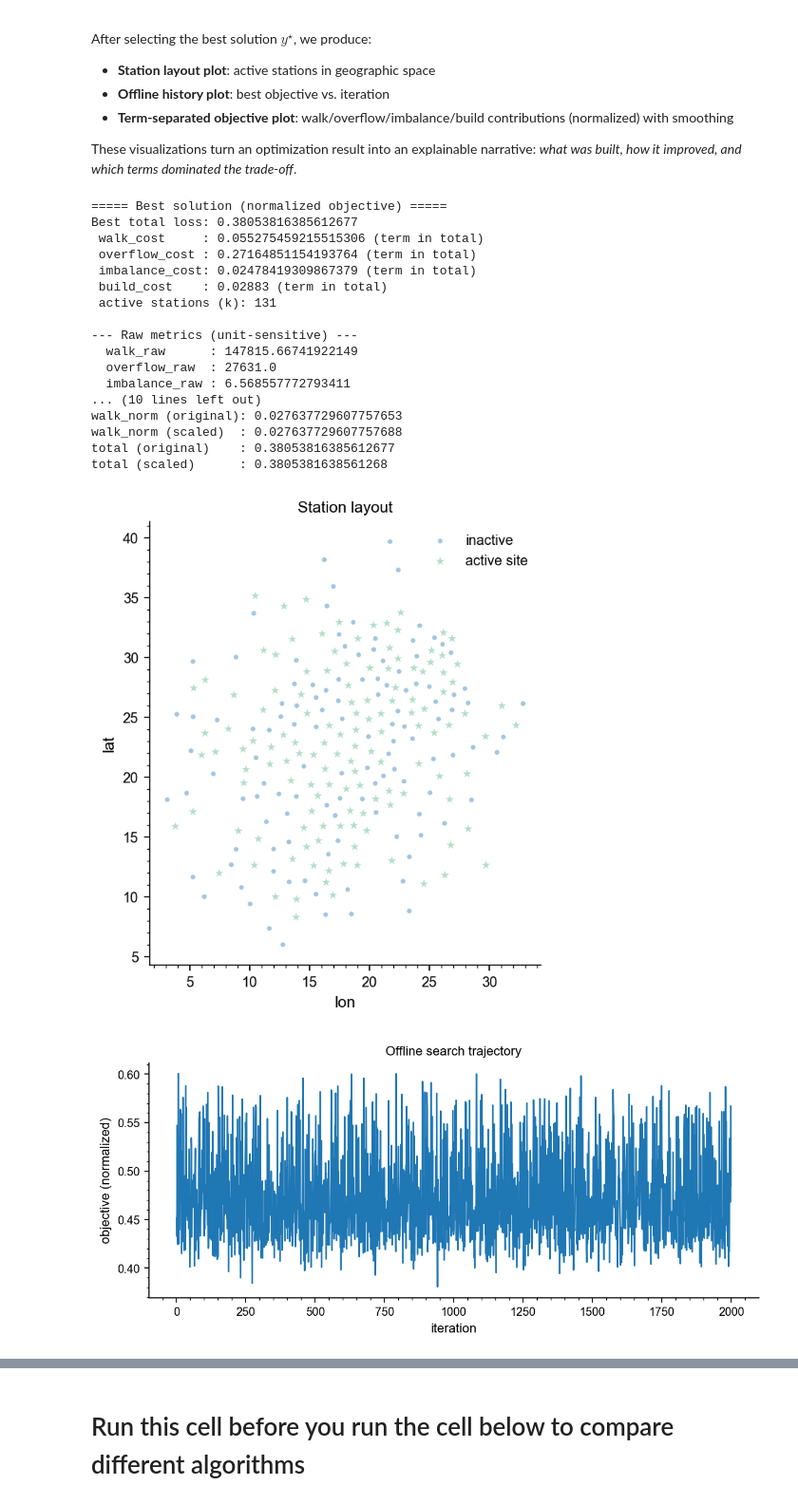
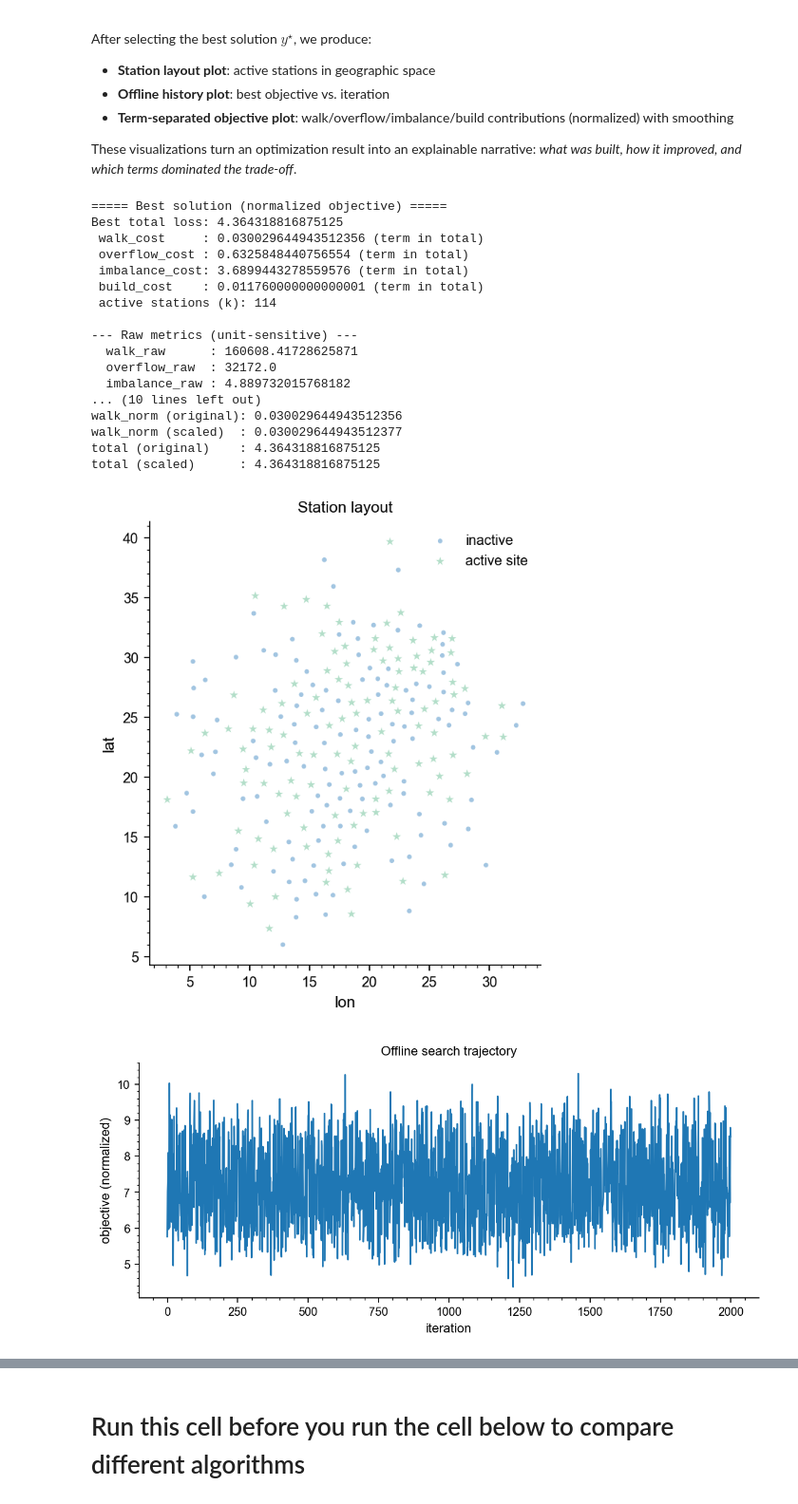
Before and after one commit to GuoZN-1023/ComputerThinkingProject, a Jupyter notebook: 02_offline_optimization.ipynb, the cells around one changed output, grey strips where cells are left out. Shown at 95% size. Drawn from its saved outputs; the diff is of its cells as text; code cells hidden in the pictures.

```diff
--- a/02_offline_optimization.ipynb
+++ b/02_offline_optimization.ipynb
@@ -181,12 +181,12 @@ n_samples = int(SAMPLES_FACTOR * J_COUNT)
 # 3) 权重（建议先都用 O(1)）
 #    normalize_terms=True 后，各项变成“无量纲/同量级”，再调权重更稳
 # =========================
-alpha_walk = 2.0
-lam_over = 1.0
-mu_imb = 0.5
+alpha_walk = 1.0
+lam_over = 2.0
+mu_imb = 100
 
 # 建站惩罚强度：越大越不鼓励“开很多站点”
-eta_build = 0.3
+eta_build = 0.6
 
 # 站点惩罚形状：
 #  - station_penalty_power > 1 会“凸增/下凸”（站点越多，边际惩罚越大）
@@ -243,44 +243,44 @@ m1 = evaluate_solution(
     dist_scale=None,  # 让它随输入 Dist 自动取尺度
 )
 m2 = evaluate_solution(
     D, Dist * 1000.0, cap, best["y"],
     alpha_walk=alpha_walk, lam_over=lam_over, mu_imb=mu_imb, eta_build=eta_build,
     normalize_terms=True,
     station_penalty_mode=station_penalty_mode,
     station_penalty_power=station_penalty_power,
     budget_min=budget_min, budget_max=budget_max,
     dist_scale=None,
 )
 
 print("\n===== Unit scaling check (Dist * 1000) =====")
 print("walk_norm (original):", m1["walk_norm"])
 print("walk_norm (scaled)  :", m2["walk_norm"])
 print("total (original)    :", m1["total"])
 print("total (scaled)      :", m2["total"])
 
 # =========================
 # 5) 可视化
 # =========================
 plot_station_layout(stations, y=best["y"])
 plot_offline_history(history)
 plot_objective_terms_separated(history, normalized=True, rolling=15)
 # %% [output]
 ===== Best solution (normalized objective) =====
-Best total loss: 0.38053816385612677
- walk_cost     : 0.055275459215515306 (term in total)
- overflow_cost : 0.27164851154193764 (term in total)
- imbalance_cost: 0.02478419309867379 (term in total)
- build_cost    : 0.02883 (term in total)
- active stations (k): 131
+Best total loss: 4.364318816875125
+ walk_cost     : 0.030029644943512356 (term in total)
+ overflow_cost : 0.6325848440756554 (term in total)
+ imbalance_cost: 3.6899443278559576 (term in total)
+ build_cost    : 0.011760000000000001 (term in total)
+ active stations (k): 114
 
 --- Raw metrics (unit-sensitive) ---
-  walk_raw      : 147815.66741922149
-  overflow_raw  : 27631.0
-  imbalance_raw : 6.568557772793411
+  walk_raw      : 160608.41728625871
+  overflow_raw  : 32172.0
+  imbalance_raw : 4.889732015768182
 ... (10 lines left out)
-walk_norm (original): 0.027637729607757653
-walk_norm (scaled)  : 0.027637729607757688
-total (original)    : 0.38053816385612677
-total (scaled)      : 0.3805381638561268
+walk_norm (original): 0.030029644943512356
+walk_norm (scaled)  : 0.030029644943512377
+total (original)    : 4.364318816875125
+total (scaled)      : 4.364318816875125
 [figure]
-[figure, old version]
+[figure, new version]
```
Also changed, not shown: parts of 2 cells of this notebook, 2 other files.
